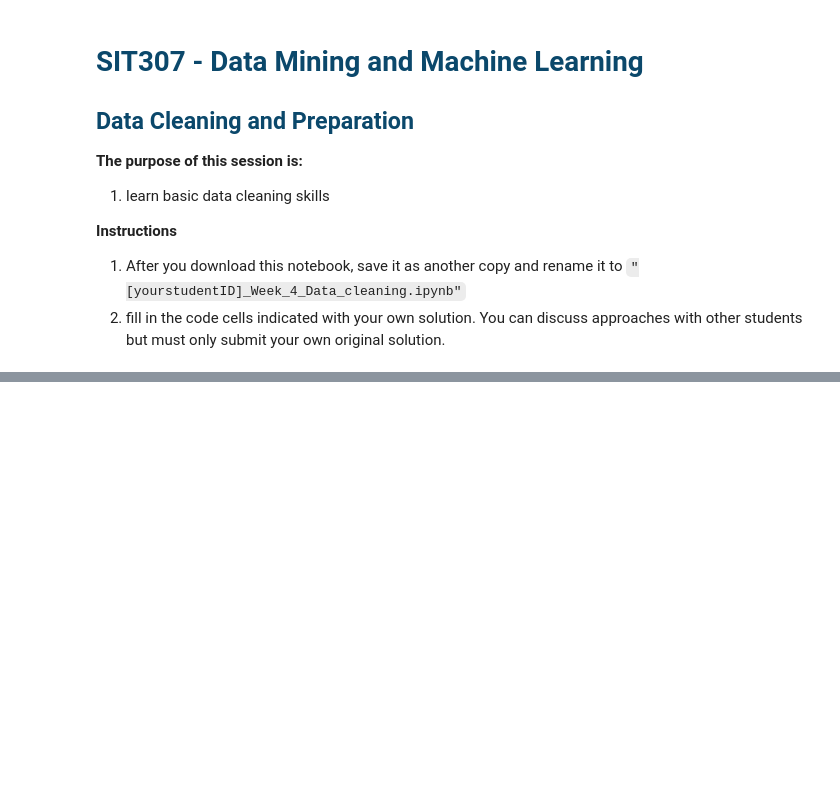
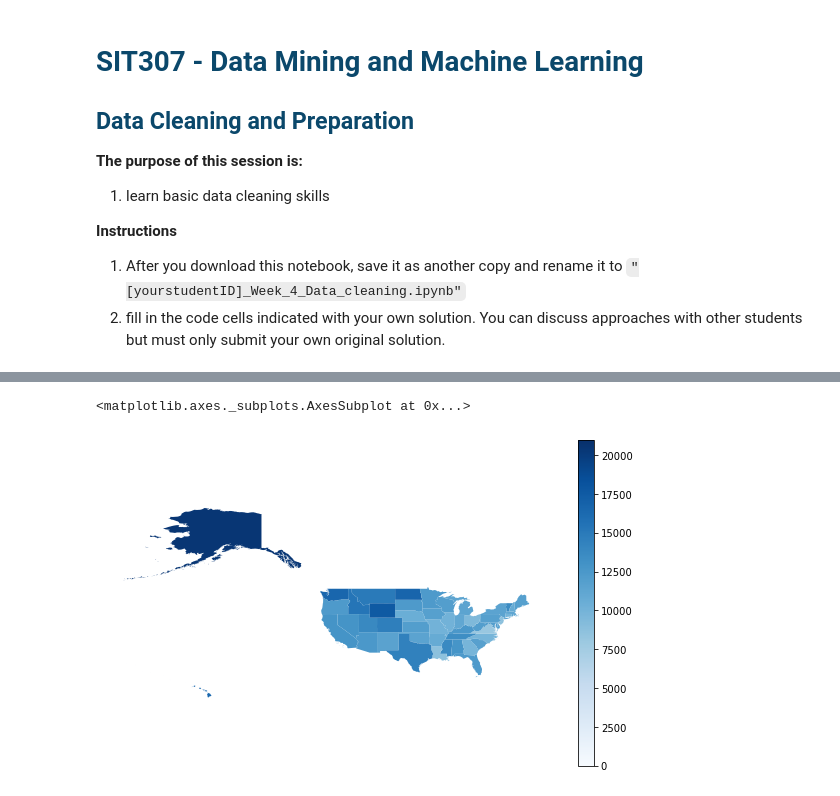
Before and after one commit to lachlanmcinnes/SIT307, a Jupyter notebook: DataAnalysis/DataCleaning.ipynb, the cells around one changed output, grey strips where cells are left out. Cells and saved outputs as stored; diff of their text form; code cells hidden in the pictures; blank space fills up the shorter version.

Commit message:
UPDATE: get basis of data cleaning

```diff
--- a/DataAnalysis/DataCleaning.ipynb
+++ b/DataAnalysis/DataCleaning.ipynb
@@ -30,0 +227,5 @@ df.head()
+# %%
+#remove any years which seem obsurd, such as being a product of the future
+dropped_df=dropped_df[dropped_df['year'] <= 2020]
+#dropped_df=dropped_df[dropped_df['price']]
+dropped_df.sort_values(by=['year'])
@@ -30,0 +246,5 @@ df.head()
+# %%
+#use geopandas to see where data is spatially
+file_shape = '../Data/usa.shp'
+map_df = gpd.read_file(file_shape)
+map_df.head()
@@ -30,0 +258,12 @@ df.head()
+# %%
+#Count and find mean price of all cars by state
+count_by_state = dropped_df.groupby('state')['id'].count()
+mean_price_by_state = dropped_df.groupby('state')['price'].mean()
+
+#Create new dataframe including the sum of all cars and mean price by state
+new_df=pd.DataFrame()
+new_df['state']=count_by_state.index.tolist()
+new_df['state']=new_df['state'].str.upper()
+new_df['count']=count_by_state.array
+new_df['price']=mean_price_by_state.array
+new_df
@@ -30,0 +288,4 @@ df.head()
+# %%
+#merge the new data frame into the map data frame
+merged_map_info = map_df.set_index('stusps').join(new_df.set_index('state'))
+merged_map_info
@@ -30,0 +311,16 @@ df.head()
+# %%
+#plot graph based on variable
+variable='price'
+vmin = 0
+vmax = math.ceil(merged_map_info[variable].max()/1000)*1000
+fig, ax = plt.subplots(1, figsize=(10, 6))
+ax.axis('off')
+
+sm = plt.cm.ScalarMappable(cmap='Blues', norm=plt.Normalize(vmin=vmin, vmax=vmax))
+sm._A = []
+cbar = fig.colorbar(sm)
+
+merged_map_info.plot(column=variable, cmap='Blues', linewidth=0.8, ax=ax, norm=plt.Normalize(vmin=vmin, vmax=vmax))
+# %% [output]
+<matplotlib.axes._subplots.AxesSubplot at 0x...>
+[figure, added]
```
Also changed, not shown: parts of 17 cells of this notebook.
